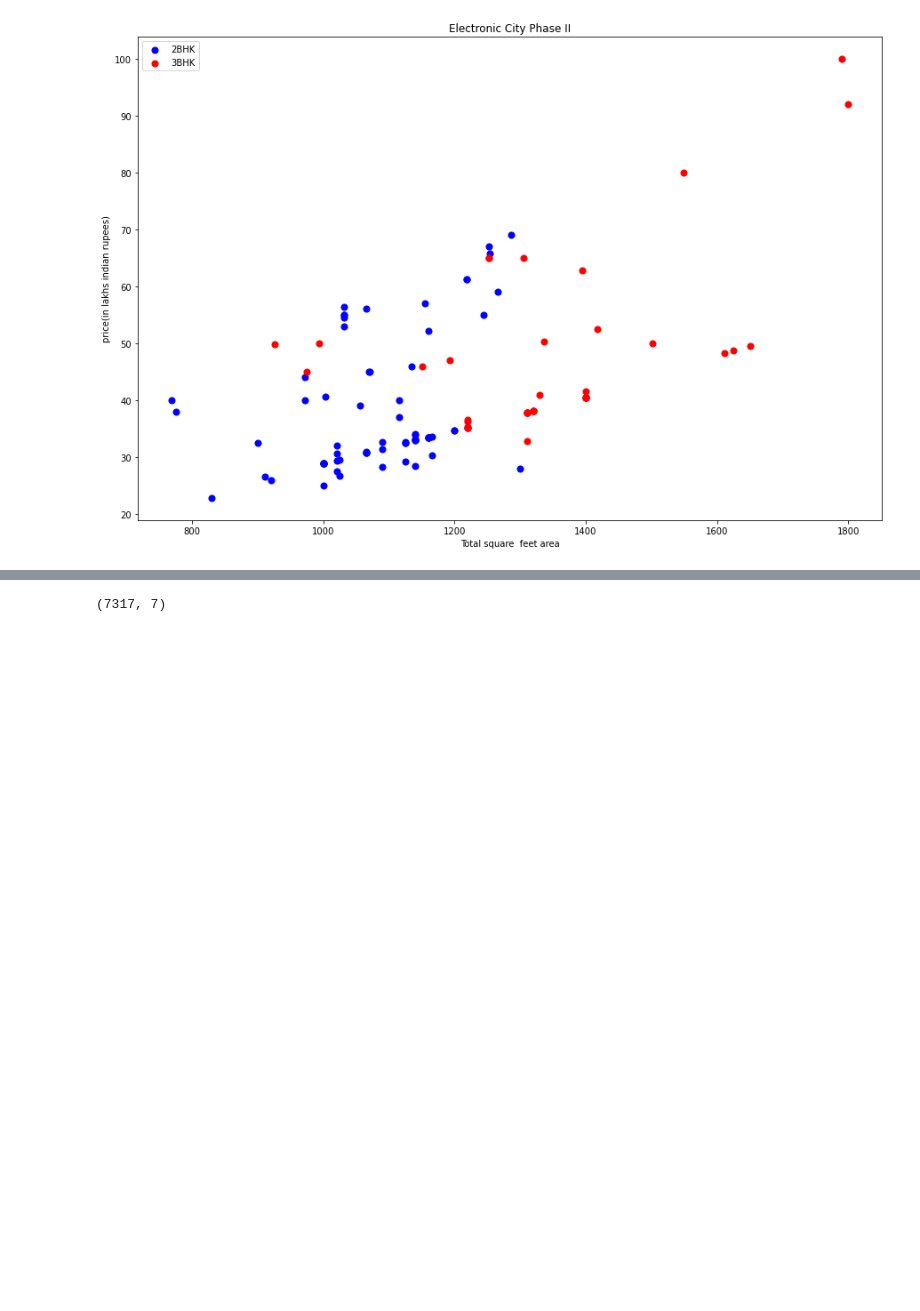
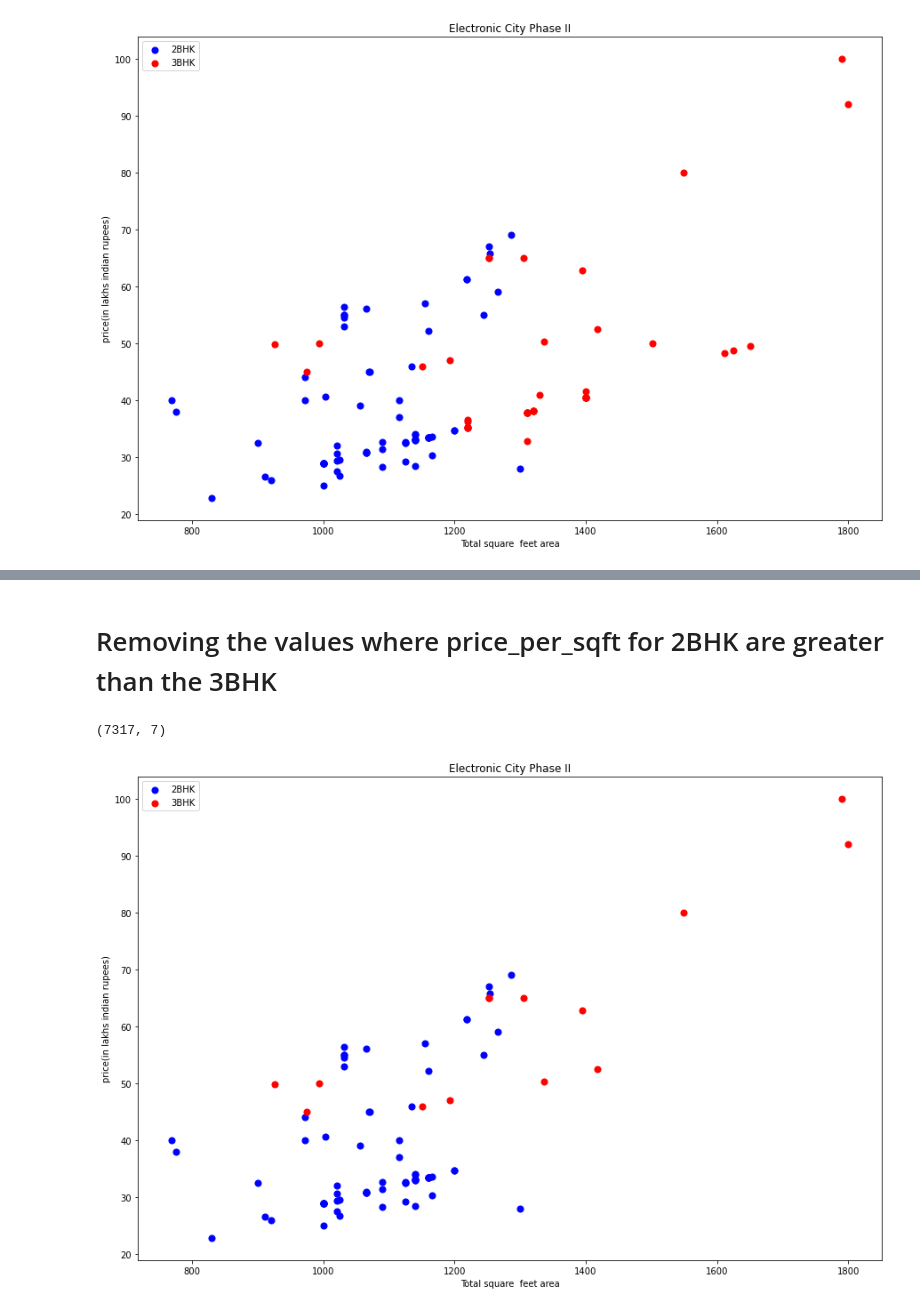
Before and after one commit to HarshaGowtham/House_price_prediction_linearregression, a Jupyter notebook: House_price_prediction.ipynb, the cells around one changed output, grey strips where cells are left out. Saved outputs shown, nothing was run; the diff lists cells and outputs as text; code cells hidden in the pictures; blank space fills up the shorter version.

```diff
--- a/House_price_prediction.ipynb
+++ b/House_price_prediction.ipynb
@@ -328,6 +308,2 @@ def remove_bhk_outliers(x):
-# %%
-df8 = df7.copy()
-df8 = remove_bhk_outliers(df8)
-df8.shape
-# %% [output]
-(7317, 7)
+# %% [markdown]
+# Removing the values where price_per_sqft for 2BHK are greater than the 3BHK
@@ -333,0 +328,10 @@ df8.shape
+# %%
+df8 = df7.copy()
+df8 = remove_bhk_outliers(df8)
+df8.shape
+# %% [output]
+(7317, 7)
+# %%
+plot_scatter_chart(df8, "Electronic City Phase II")
+# %% [output]
+[figure, added]
```
Also changed, not shown: parts of 26 cells of this notebook.
